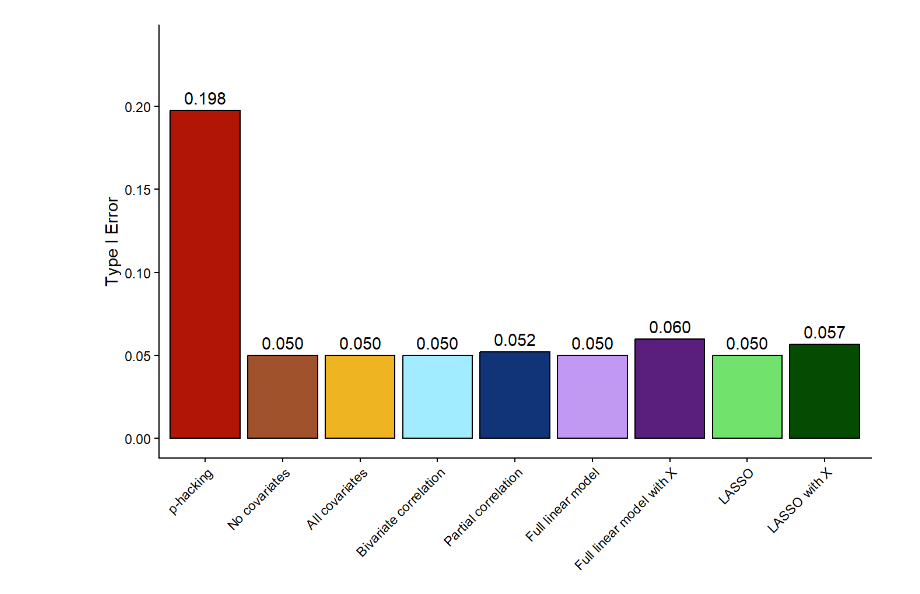
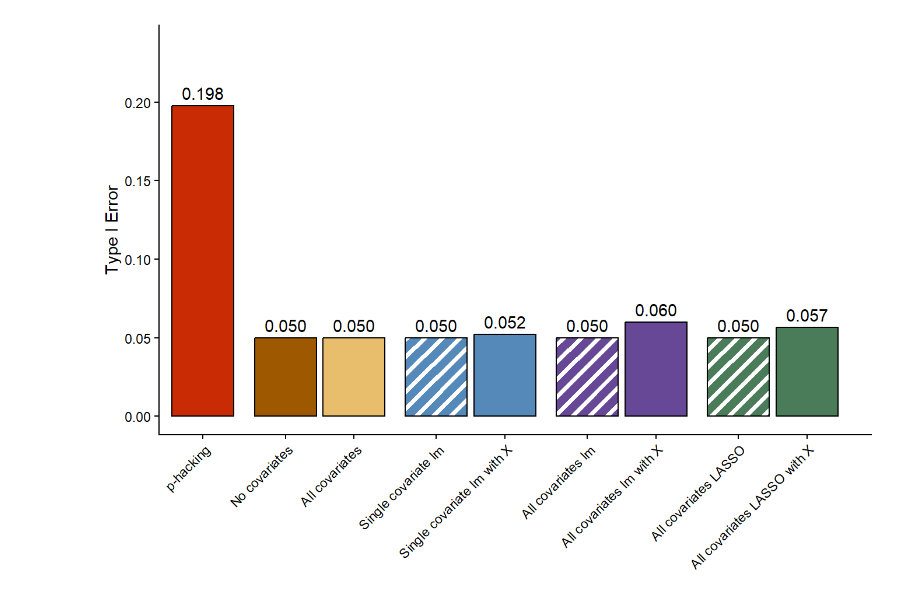
Before and after one commit to jjcurtin/study_cov, a Jupyter notebook: notebooks/mak_figures.embed.ipynb, the cells around one changed output. Saved outputs shown, nothing was run; the diff lists cells and outputs as text; code cells hidden in the pictures.

```diff
--- a/notebooks/mak_figures.embed.ipynb
+++ b/notebooks/mak_figures.embed.ipynb
@@ -85,28 +81,82 @@ type_I_summary <- d_0 |>
+# %%
+type_I_summary <- d_0 |>
+  group_by(method) |>
+  summarise(type_I = mean(p_value < 0.05)) |>
+  mutate(group = case_match(method,
+                            "p-hacking" ~ "p-hacking",
+                            "No covariates" ~ "No selection",
+                            "All covariates" ~ "No selection",
+                            "Single covariate lm" ~ "Single covariate lm",
+                            "Single covariate lm with X" ~ "Single covariate lm",
+                            "All covariates lm" ~ "All covariates lm",
+                            "All covariates lm with X" ~ "All covariates lm",
+                            "All covariates LASSO" ~ "All covariates LASSO",
+                            "All covariates LASSO with X" ~ "All covariates LASSO"))
 # %%
 #| label: fig-bar-1
-#| fig-cap: "Type I Error by Method. Average type I error rate across all research settings is displayed for each method separately by color. Dashed line depicts expected Type I error rate for .05 alpha."
+#| fig-cap: "Type I Error by Method. Average type I error rate across all research contexts is displayed for each method separately by color. Striped shading indicates data-driven selection methods that do not control for X."
 
-type_I_summary |>
+# ---- Parameters
+gap_after_idx <- c(1, 3, 5, 7)
+gap_size <- 0.2
+bar_width <- 0.9
+
+
+df <- type_I_summary |>
   mutate(method = fct_relevel(method, "p-hacking")) |>
-  ggplot(aes(x = method, y = type_I, fill = method)) +
-  geom_col(color = "black") +
-  # ggplot(aes(x = method, y = type_I, fill = method, pattern = method)) +
-  # geom_bar_pattern(
-  #   stat = "identity",
-  #   pattern_fill = "black",
-  #   pattern_angle = 45,
-  #   pattern_density = 0.1,
-  #   pattern_size = .1,
-  #   pattern_spacing = 0.05,
-  #   color = "black") +
-  geom_text(aes(label = sprintf("%.3f", type_I)), vjust = -0.5) +
-  geom_hline(yintercept = .5, linetype = "dashed") +
-  labs(x = NULL,
-       y = "Type I Error") +
-  scale_y_continuous(limits = c(0, max(type_I_summary$type_I) * 1.2),
-                     breaks = seq(0, max(type_I_summary$type_I) * 1.2, by = 0.05)) +
-  # scale_pattern_manual(values = method_patterns) +
+  mutate(method_chr = as.character(method))
+
+
+n <- nrow(df)
+base_pos <- seq_len(n)
+
+# compute how many gaps precede each bar
+gap_count_before <- sapply(base_pos, function(i) sum(gap_after_idx < i))
+# add the total gap length before each bar
+x_pos <- base_pos + gap_count_before * gap_size
+
+plot_df <- df |>
+  mutate(x_pos = x_pos)
+
+
+x_breaks <- plot_df$x_pos
+x_labels <- plot_df$method_chr
+
+
+ggplot(
+  plot_df,
+  aes(x = x_pos, y = type_I, fill = method, pattern = method)
+) +
+  geom_bar_pattern(
+    stat = "identity",
+    width = bar_width,
+    pattern_colour = "white",
+    pattern_fill = "white",
+    pattern_angle = 45,
+    pattern_density = 0.3,
+    pattern_size = 0.1,
+    pattern_spacing = 0.03,
+    color = "black"
+  ) +
+  geom_text(
+    aes(label = sprintf("%.3f", type_I)),
+    vjust = -0.5
+  ) +
+  labs(x = NULL, y = "Type I Error") +
+  scale_y_continuous(
+    limits = c(0, max(type_I_summary$type_I) * 1.2),
+    breaks = seq(0, max(type_I_summary$type_I) * 1.2, by = 0.05)
+  ) +
+  # numeric x with custom breaks/labels; gaps are just extra space between positions
+  scale_x_continuous(
+    breaks = x_breaks,
+    labels = x_labels,
+    expand = expansion(mult = c(0.02, 0.05))  # trim extra margin if you like
+  ) +
+  scale_pattern_manual(values = method_patterns) +
   scale_fill_manual(values = method_colors) +
-  theme(axis.text.x = element_text(angle = 45, hjust = 1),
-        legend.position = "none")
+  theme(
+    axis.text.x = element_text(angle = 45, hjust = 1),
+    legend.position = "none"
+  )
 # %% [output]
@@ -115,4 +163,4 @@ Warning: Removed 1 row containing missing values or values outside the scale ran
-[figure, old version]
+[figure, new version]
 # %%
 observations <- d_0 |>
   group_by(method, n_obs) |>
```
Also changed, not shown: parts of 13 cells of this notebook, 13 other files.
